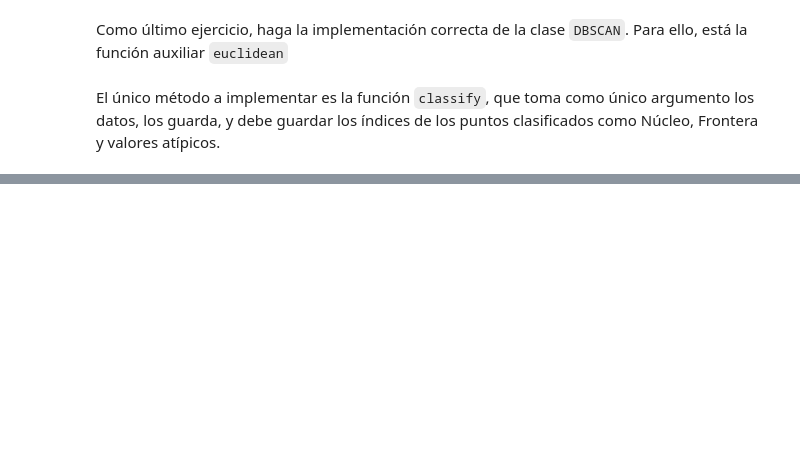
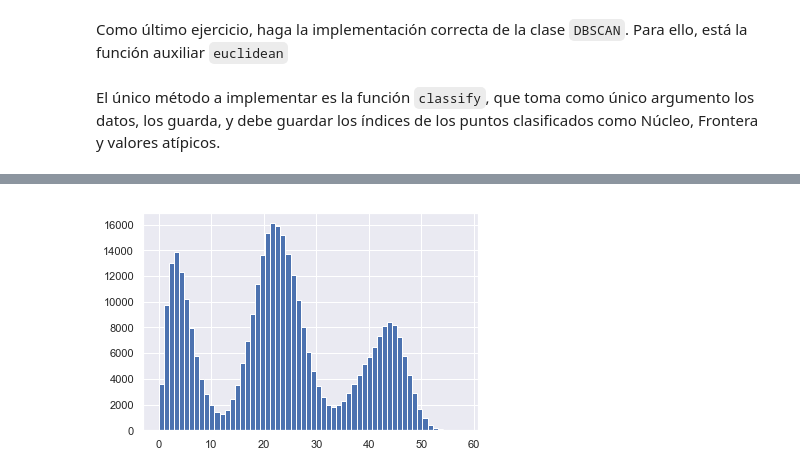
Before and after one commit to JDRL96/fc-aead-1, a Jupyter notebook: Ejercicios/Atipico.ipynb, the cells around one changed output, grey strips where cells are left out. Saved outputs shown, nothing was run; the diff lists cells and outputs as text; code cells hidden in the pictures; blank space fills up the shorter version.

```diff
--- a/Ejercicios/Atipico.ipynb
+++ b/Ejercicios/Atipico.ipynb
@@ -69,0 +114,11 @@ class DBSCAN:
+# %%
+def distanceHist(data):
+    def calcDistances(row):
+        return pd.Series(np.sqrt(np.sum((data.values - row.values)**2, axis = 1)))
+    distMat = data.apply(calcDistances, axis = 1)
+    up = pd.DataFrame(np.triu(distMat))
+    pd.Series(up[up != 0].values.reshape(up.shape[0]*up.shape[1])).dropna().hist(bins = 60)
+
+distanceHist(df)
+# %% [output]
+[figure, added]
```
Also changed, not shown: parts of 10 cells of this notebook.
